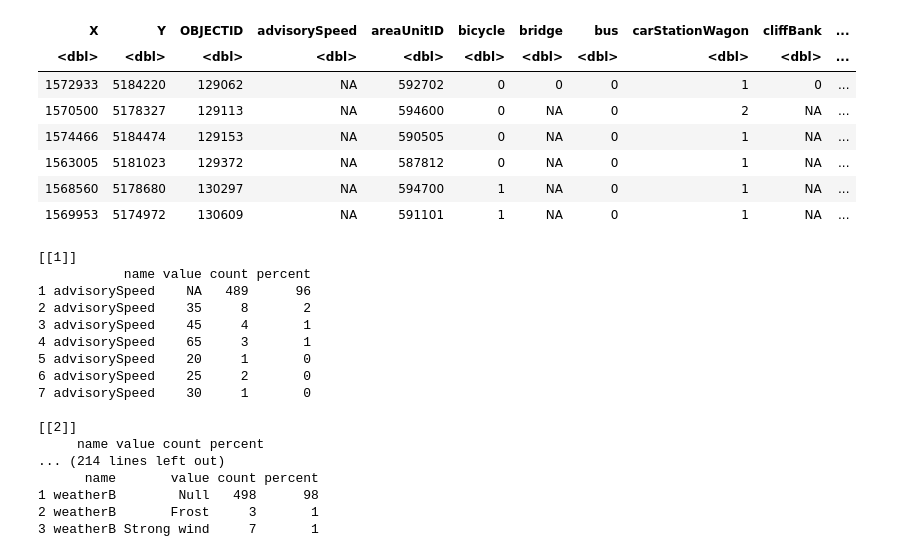
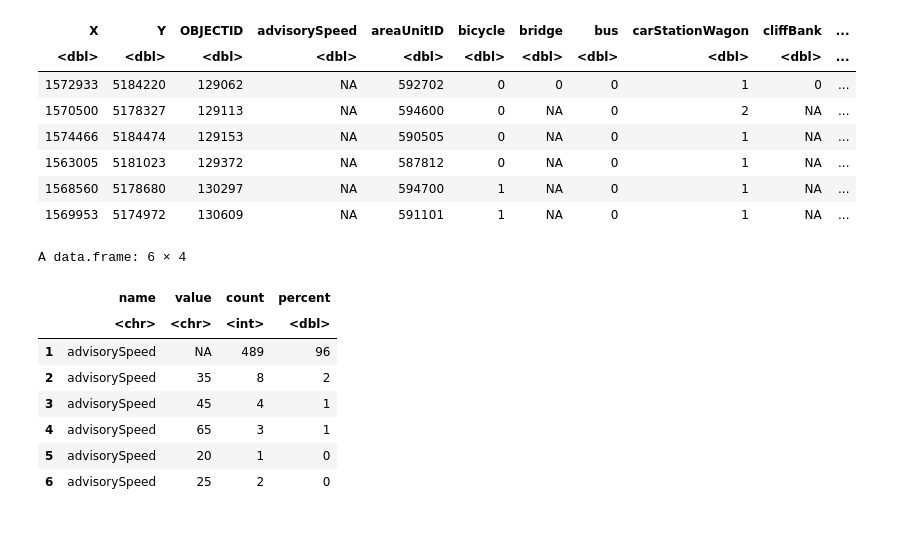
Before and after one commit to zelta1990/DATA422-Group-Project, a Jupyter notebook: group_project.ipynb, the cells around one changed output. Drawn from its saved outputs; the diff is of its cells as text; code cells hidden in the pictures; blank space fills up the shorter version.

```diff
--- a/group_project.ipynb
+++ b/group_project.ipynb
@@ -147,43 +155,37 @@ A tibble: 6 × 74
 # %%
 #Calculate frequency for factor columns
 col_freq_df <- target_df %>% select(-c(X,Y,OBJECTID, areaUnitID,crashFinancialYear,crashDirectionDescription,crashLocation1,crashLocation2,crashRoadSideRoad,crashSeverity,
                                         crashYear,debris,directionRoleDescription,ditch,fatalCount,fence,houseOrBuilding,intersection,meshblockId,minorInjuryCount,
                                         objectThrownOrDropped,otherObject,otherVehicleType,overBank,parkedVehicle,pedestrian,phoneBoxEtc,postOrPole,region,roadCharacter,
                                         schoolBus,seriousInjuryCount,suv,taxi,tlaId,tlaName,unknownVehicleType,lat,lon))
 all_columns = list()
 for(i in 1:ncol(col_freq_df))
 {
     df <- col_freq_df[i]
     df
     new_df <- df %>%
                 group_by(df[1]) %>%
                 tally() %>%
                 mutate(percent=round(100*n/sum(n))) %>%
                 arrange(desc(percent))
     colnames(new_df)[1] <- "value"
     colnames(new_df)[2] <- "count"
     new_df <- cbind(name = colnames(col_freq_df[i]), new_df)
+    new_df$value <- as.character(new_df$value)
     all_columns[[i]] <- new_df
 }
-all_columns
+all_col_freq_df <- bind_rows(all_columns)
+all_col_freq_df %>% head()
 # %% [output]
-[[1]]
-           name value count percent
-1 advisorySpeed    NA   489      96
-2 advisorySpeed    35     8       2
-3 advisorySpeed    45     4       1
-4 advisorySpeed    65     3       1
-5 advisorySpeed    20     1       0
-6 advisorySpeed    25     2       0
-7 advisorySpeed    30     1       0
-
-[[2]]
-     name value count percent
-... (214 lines left out)
-      name       value count percent
-1 weatherB        Null   498      98
-2 weatherB       Frost     3       1
-3 weatherB Strong wind     7       1
+A data.frame: 6 × 4
+|  | name | value | count | percent |
+|  | <chr> | <chr> | <int> | <dbl> |
+| 1 | advisorySpeed | NA | 489 | 96 |
+| 2 | advisorySpeed | 35 | 8 | 2 |
+| 3 | advisorySpeed | 45 | 4 | 1 |
+| 4 | advisorySpeed | 65 | 3 | 1 |
+| 5 | advisorySpeed | 20 | 1 | 0 |
+| 6 | advisorySpeed | 25 | 2 | 0 |
 # %%
 # Find number of changes to variables over 10 years. These will be the number of unique values for a specific variable for each crash location 1 and 2
 
```
Also changed, not shown: parts of 8 cells of this notebook.
